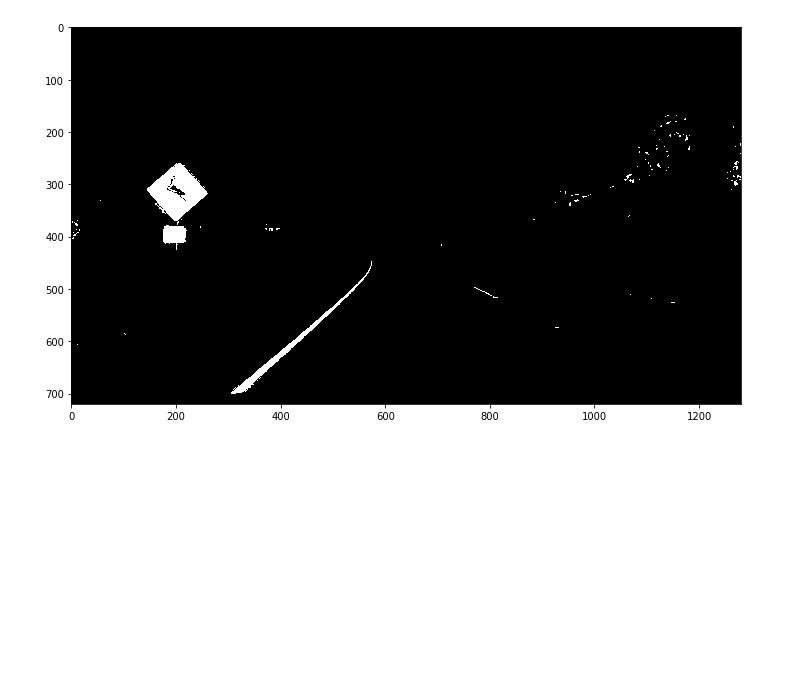
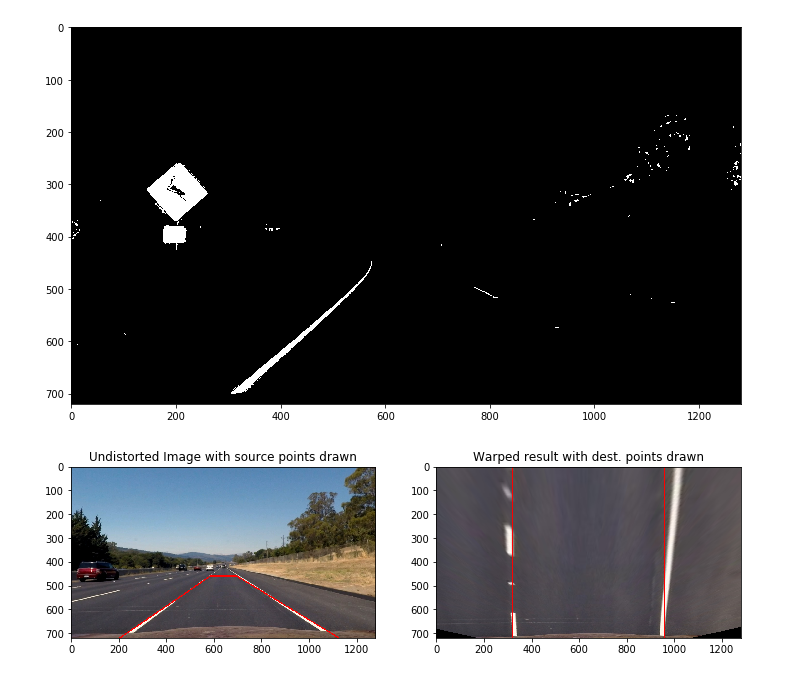
Before and after one commit to jkozlowski/CarND-Advanced-Lane-Lines, a Jupyter notebook: advanced_lane_detection.ipynb, the cells around one changed output. Cells and saved outputs as stored; diff of their text form; code cells hidden in the pictures; blank space fills up the shorter version.

Commit message:
Draw src and dst polylines

```diff
--- a/advanced_lane_detection.ipynb
+++ b/advanced_lane_detection.ipynb
@@ -140,0 +174,31 @@ example_thresholded_binary_image()
+# %%
+# Cell 7
+
+def example_warped_image():
+    img = mpimg.imread("test_images/straight_lines2.jpg")
+    undist = undistort_img(camera_calibration, img)
+    warped = warper(undist)
+
+    img_size = (undist.shape[1], undist.shape[0])
+    src = src_points(img_size)
+    dst = dst_points(img_size)
+
+    pts = dst.astype(np.int32)
+    pts = pts.reshape((-1,1,2))
+    cv2.polylines(warped,[pts],True,(255,0,0),3)
+
+    pts = src.astype(np.int32)
+    pts = pts.reshape((-1,1,2))
+    cv2.polylines(undist,[pts],True,(255,0,0),3)
+
+    plt.figure(figsize=(12,9))
+    plt.subplot(1, 2, 1)
+    plt.title('Undistorted Image with source points drawn')
+    plt.imshow(undist)
+    plt.subplot(1, 2, 2)
+    plt.title('Warped result with dest. points drawn')
+    plt.imshow(warped)
+
+example_warped_image()
+# %% [output]
+[figure, added]
```
Also changed, not shown: parts of 5 cells of this notebook, 3 other files.
